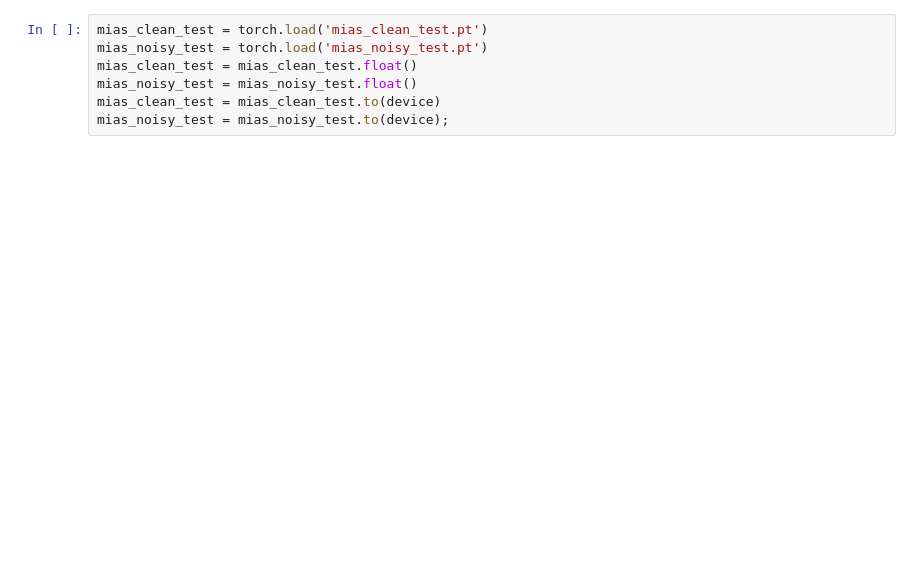
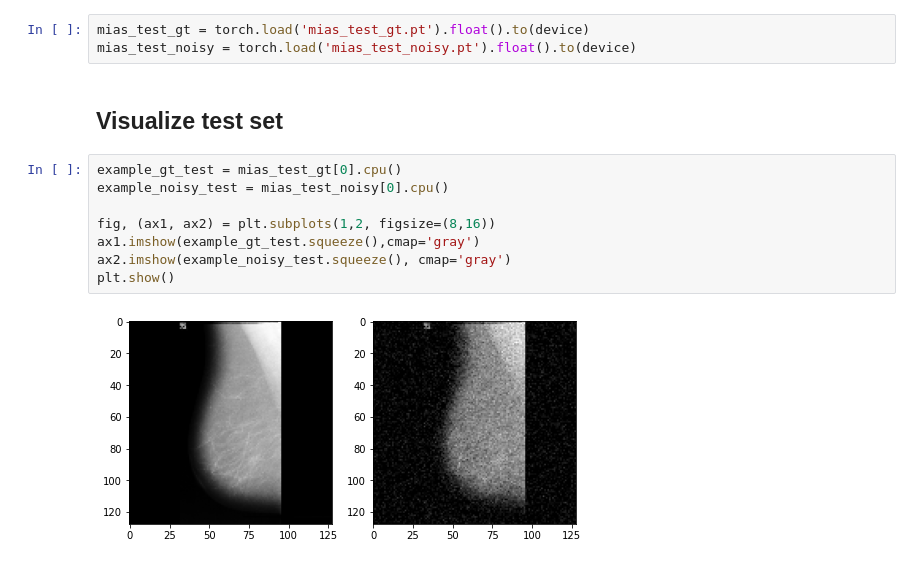
Before and after one commit to ajrheng/denoising_cnn_gan, a Jupyter notebook: train_mias.ipynb, the cells around one changed output. Saved outputs shown, nothing was run; the diff lists cells and outputs as text; blank space fills up the shorter version.

```diff
--- a/train_mias.ipynb
+++ b/train_mias.ipynb
@@ -28,10 +69,18 @@ mias_data_loader = DataLoader(dataset=mias_dataset_, batch_size=10, shuffle=True
 # %%
-mias_clean_test = torch.load('mias_clean_test.pt')
-mias_noisy_test = torch.load('mias_noisy_test.pt')
-mias_clean_test = mias_clean_test.float()
-mias_noisy_test = mias_noisy_test.float()
-mias_clean_test = mias_clean_test.to(device)
-mias_noisy_test = mias_noisy_test.to(device);
+mias_test_gt = torch.load('mias_test_gt.pt').float().to(device)
+mias_test_noisy = torch.load('mias_test_noisy.pt').float().to(device)
+# %% [markdown]
+## Visualize test set
+# %%
+example_gt_test = mias_test_gt[0].cpu()
+example_noisy_test = mias_test_noisy[0].cpu()
+
+fig, (ax1, ax2) = plt.subplots(1,2, figsize=(8,16))
+ax1.imshow(example_gt_test.squeeze(),cmap='gray')
+ax2.imshow(example_noisy_test.squeeze(), cmap='gray')
+plt.show()
+# %% [output]
+[figure, added]
 # %%
 mias_net = cnn_autoencoder()
 mias_net.to(device)
```
Also changed, not shown: parts of 19 cells of this notebook, 2 other files.
